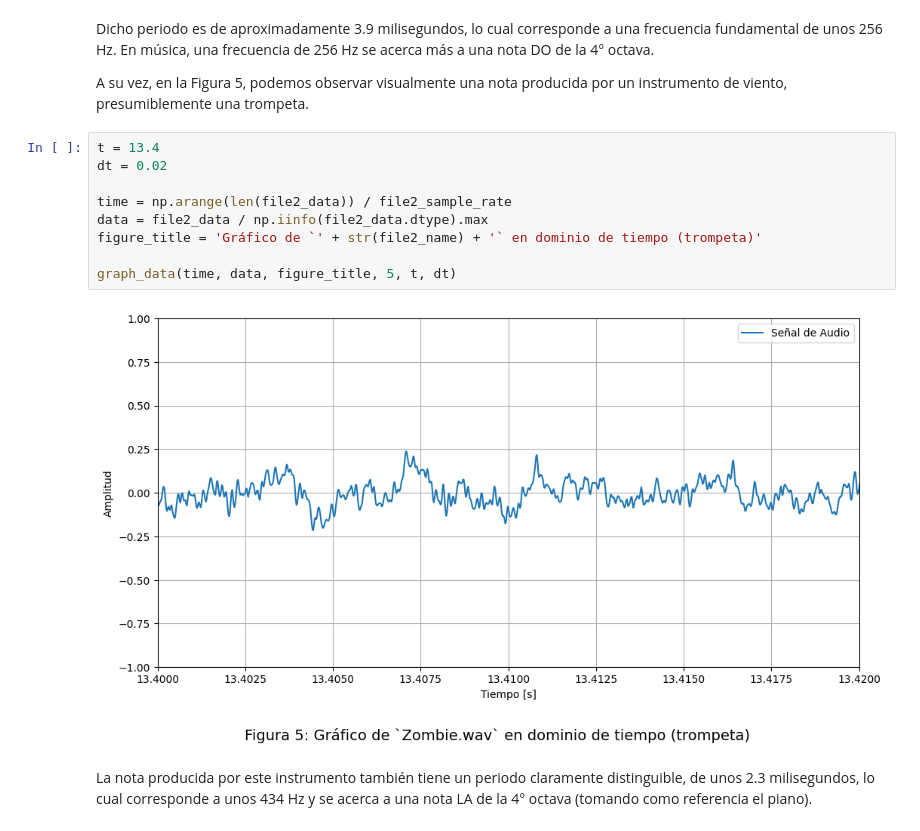
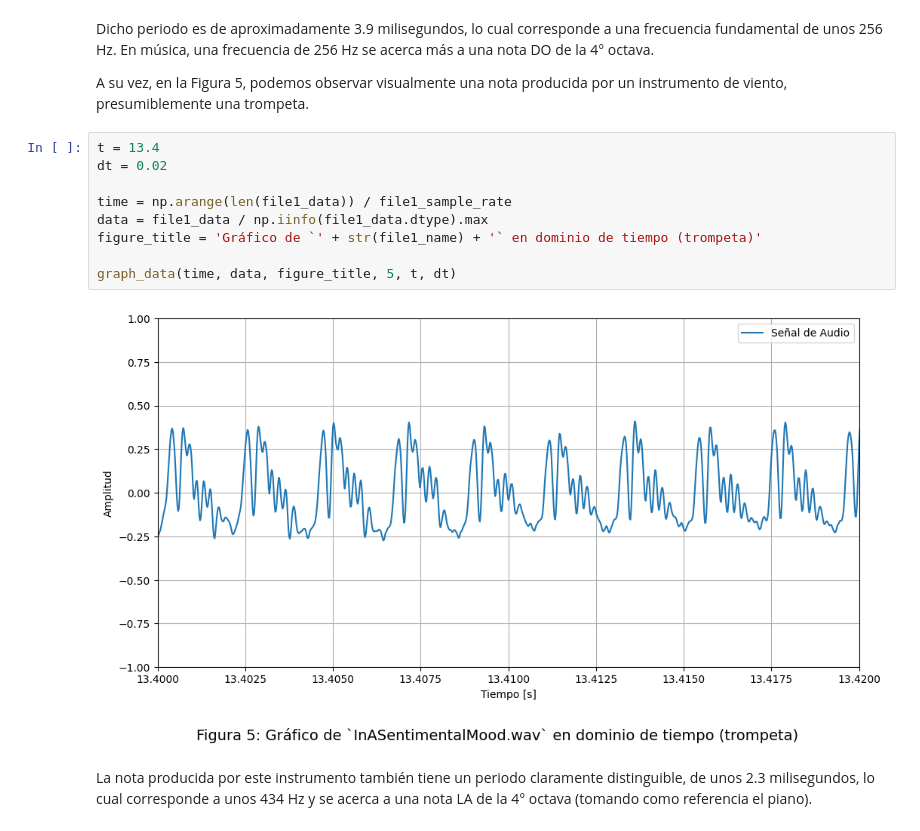
Before and after one commit to mjkloeckner/TB065, a Jupyter notebook: primera_parte/tpe_primera_parte.ipynb, the cells around one changed output. Saved outputs shown, nothing was run; the diff lists cells and outputs as text.

```diff
--- a/primera_parte/tpe_primera_parte.ipynb
+++ b/primera_parte/tpe_primera_parte.ipynb
@@ -139,14 +139,14 @@ A su vez, en la Figura 5, podemos observar visualmente una nota producida por un
 # %%
 t = 13.4
 dt = 0.02
 
-time = np.arange(len(file2_data)) / file2_sample_rate
-data = file2_data / np.iinfo(file2_data.dtype).max
-figure_title = 'Gráfico de `' + str(file2_name) + '` en dominio de tiempo (trompeta)'
+time = np.arange(len(file1_data)) / file1_sample_rate
+data = file1_data / np.iinfo(file1_data.dtype).max
+figure_title = 'Gráfico de `' + str(file1_name) + '` en dominio de tiempo (trompeta)'
 
 graph_data(time, data, figure_title, 5, t, dt)
 # %% [output]
-[figure, old version]
+[figure, new version]
 # %% [markdown]
 
 La nota producida por este instrumento también tiene un periodo claramente distinguible, de unos 2.3 milisegundos, lo cual corresponde a unos 434 Hz y se acerca a una nota LA de la 4° octava (tomando como referencia el piano).
```
Also changed, not shown: parts of 1 cell of this notebook.
